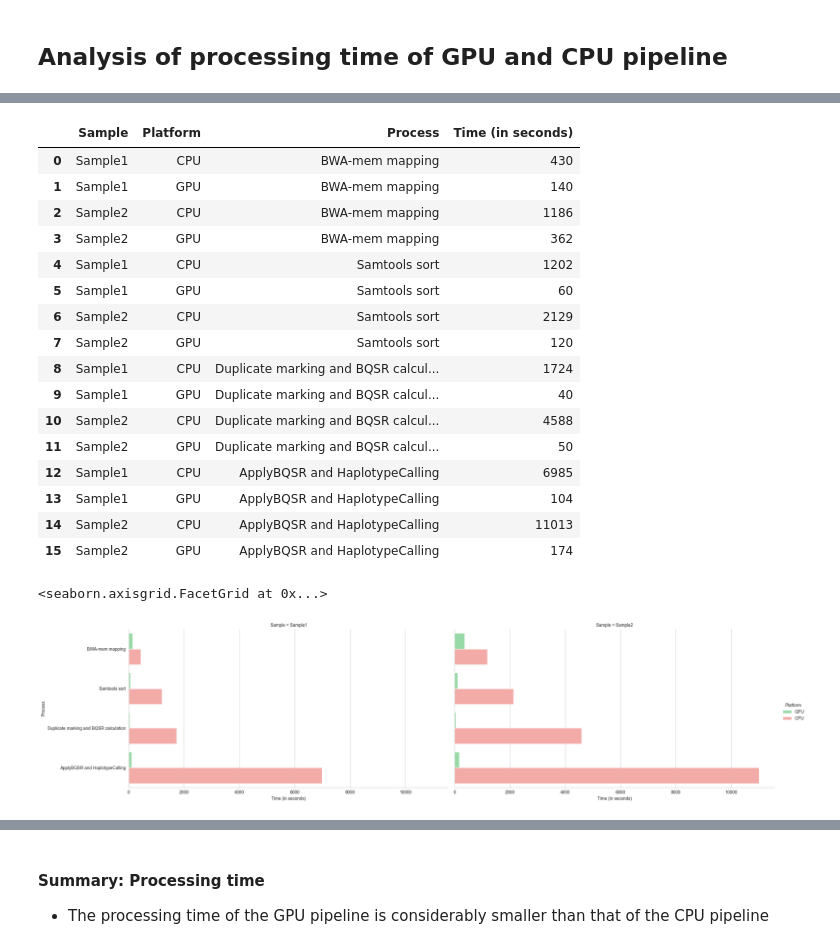
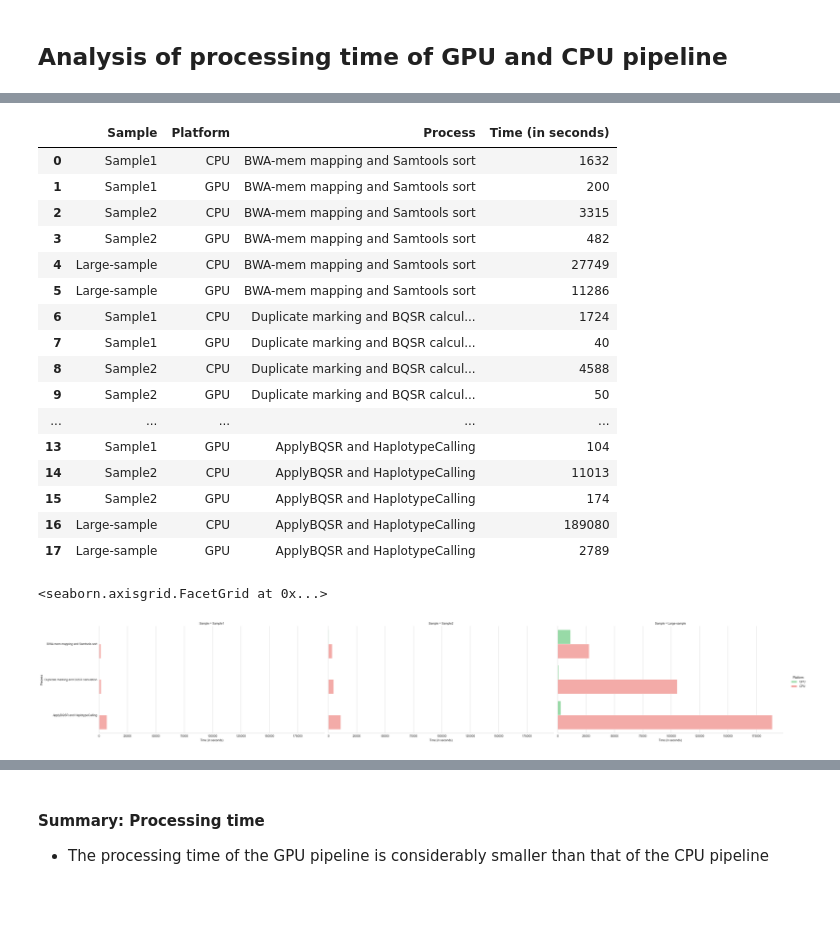
Before and after one commit to NAICNO/accelerated_genomics, a Jupyter notebook: notebooks/GPU_vs_CPU.ipynb, the cells around one changed output, grey strips where cells are left out. Cells and saved outputs as stored; diff of their text form; code cells hidden in the pictures; blank space fills up the shorter version.

```diff
--- a/notebooks/GPU_vs_CPU.ipynb
+++ b/notebooks/GPU_vs_CPU.ipynb
@@ -134,6 +173,7 @@ Text(0.5, 0.98, 'Percentage of variants')
 # %% [markdown]
 ## Analysis of processing time of GPU and CPU pipeline
 # %%
-df_times = pd.read_table("metadata/processing_time.tsv")
+#df_times = pd.read_table("metadata/processing_time.tsv")
+df_times = pd.read_table("metadata/processing_time_v2.csv", sep=";")
 df_times.head()
 # %% [output]
@@ -177,11 +217,9 @@ def convert_to_minutes(time_str_series):
 # %%
 # DF with time duration in seconds
 df_seconds = df_times[["Platform", "Sample"]].copy()
-df_seconds["BWA-mem mapping"], \
-df_seconds["Samtools sort"], \
+df_seconds["BWA-mem mapping and Samtools sort"], \
 df_seconds["Duplicate marking and BQSR calculation"], \
-df_seconds["ApplyBQSR and HaplotypeCalling"] = zip(*df_times[["BWA-mem mapping",
-                                                           "Samtools sort",
+df_seconds["ApplyBQSR and HaplotypeCalling"] = zip(*df_times[["BWA-mem mapping and Samtools sort",
                                                            "Duplicate marking and BQSR calculation",
                                                            "ApplyBQSR and HaplotypeCalling"]].apply(lambda x: convert_to_minutes(x), axis=1))
 # %%
@@ -198,30 +238,32 @@ df_mins_transformed = df_seconds.melt(id_vars=['Sample', 'Platform'], var_name='
 df_mins_transformed
 # %% [output]
 |  | Sample | Platform | Process | Time (in seconds) |
-| 0 | Sample1 | CPU | BWA-mem mapping | 430 |
-| 1 | Sample1 | GPU | BWA-mem mapping | 140 |
-| 2 | Sample2 | CPU | BWA-mem mapping | 1186 |
-| 3 | Sample2 | GPU | BWA-mem mapping | 362 |
-| 4 | Sample1 | CPU | Samtools sort | 1202 |
-| 5 | Sample1 | GPU | Samtools sort | 60 |
-| 6 | Sample2 | CPU | Samtools sort | 2129 |
-| 7 | Sample2 | GPU | Samtools sort | 120 |
-| 8 | Sample1 | CPU | Duplicate marking and BQSR calcul... | 1724 |
-| 9 | Sample1 | GPU | Duplicate marking and BQSR calcul... | 40 |
-| 10 | Sample2 | CPU | Duplicate marking and BQSR calcul... | 4588 |
-| 11 | Sample2 | GPU | Duplicate marking and BQSR calcul... | 50 |
-| 12 | Sample1 | CPU | ApplyBQSR and HaplotypeCalling | 6985 |
+| 0 | Sample1 | CPU | BWA-mem mapping and Samtools sort | 1632 |
+| 1 | Sample1 | GPU | BWA-mem mapping and Samtools sort | 200 |
+| 2 | Sample2 | CPU | BWA-mem mapping and Samtools sort | 3315 |
+| 3 | Sample2 | GPU | BWA-mem mapping and Samtools sort | 482 |
+| 4 | Large-sample | CPU | BWA-mem mapping and Samtools sort | 27749 |
+| 5 | Large-sample | GPU | BWA-mem mapping and Samtools sort | 11286 |
+| 6 | Sample1 | CPU | Duplicate marking and BQSR calcul... | 1724 |
+| 7 | Sample1 | GPU | Duplicate marking and BQSR calcul... | 40 |
+| 8 | Sample2 | CPU | Duplicate marking and BQSR calcul... | 4588 |
+| 9 | Sample2 | GPU | Duplicate marking and BQSR calcul... | 50 |
+| ... | ... | ... | ... | ... |
 | 13 | Sample1 | GPU | ApplyBQSR and HaplotypeCalling | 104 |
 | 14 | Sample2 | CPU | ApplyBQSR and HaplotypeCalling | 11013 |
 | 15 | Sample2 | GPU | ApplyBQSR and HaplotypeCalling | 174 |
+| 16 | Large-sample | CPU | ApplyBQSR and HaplotypeCalling | 189080 |
+| 17 | Large-sample | GPU | ApplyBQSR and HaplotypeCalling | 2789 |
 # %%
+colors_list = sns.color_palette("pastel").as_hex()
+
 sns.catplot(
     data=df_mins_transformed, kind="bar",
     x="Time (in seconds)", y="Process",
     col="Sample", hue="Platform",
     hue_order=["GPU","CPU"], palette=[colors_list[2], colors_list[3]],
     height=6, aspect=2,
 )
 # %% [output]
 <seaborn.axisgrid.FacetGrid at 0x...>
-[figure, old version]
+[figure, new version]
```
Also changed, not shown: parts of 18 cells of this notebook, 1 other file.
